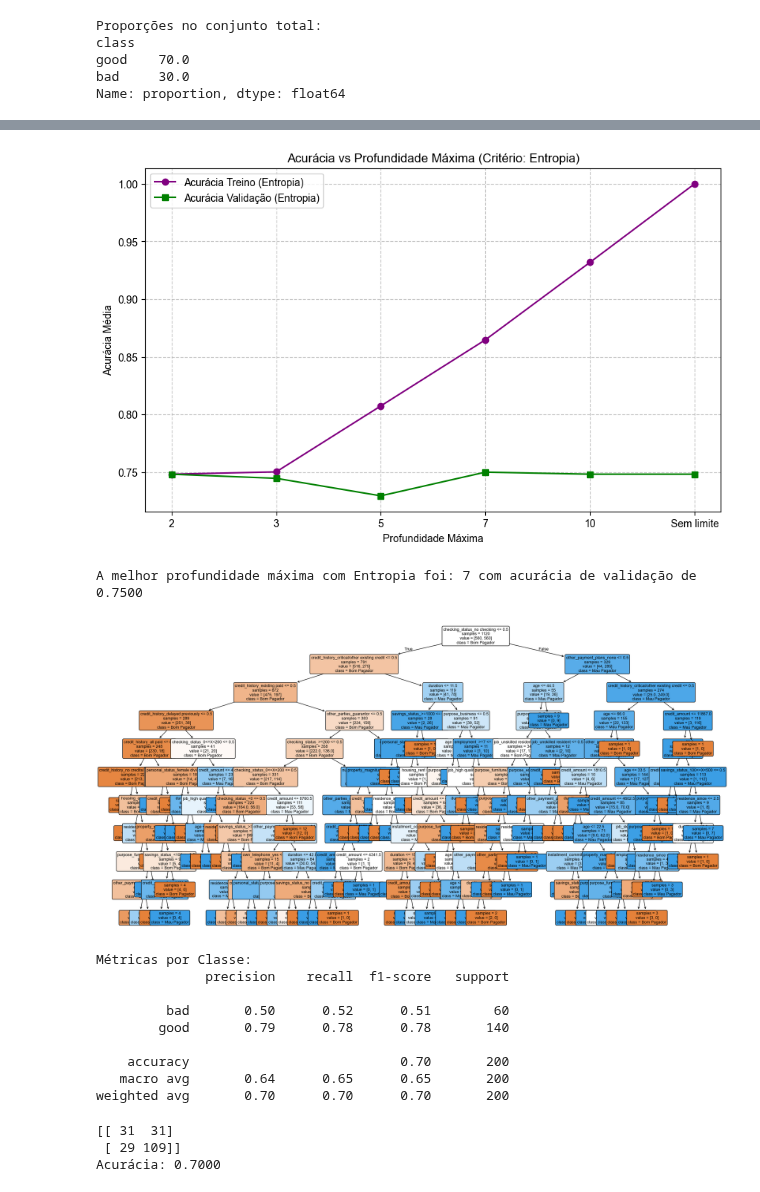
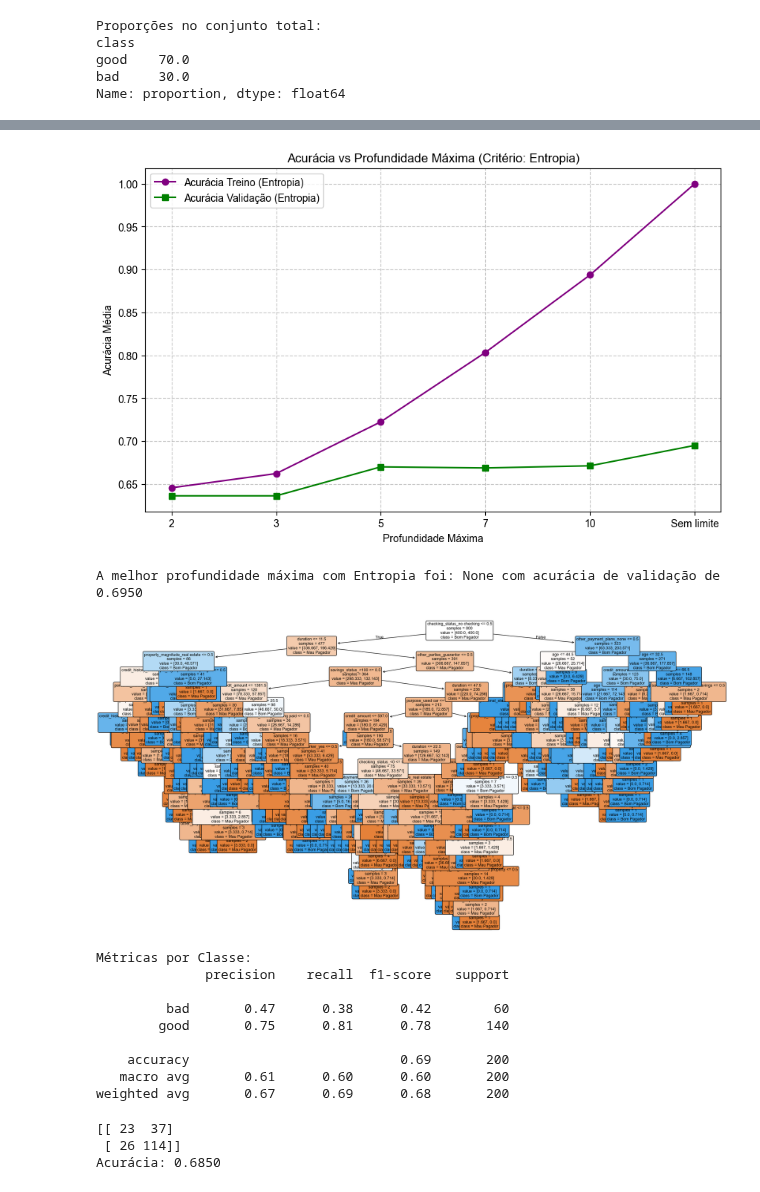
Before and after one commit to DanielNeres/Projeto_Sistemas_Inteligentes, a Jupyter notebook: Unidade_1/problema4.ipynb, the cells around one changed output, grey strips where cells are left out. Drawn from its saved outputs; the diff is of its cells as text; code cells hidden in the pictures.

```diff
--- a/Unidade_1/problema4.ipynb
+++ b/Unidade_1/problema4.ipynb
@@ -127,9 +125,9 @@ train_scores = []
 val_scores = []
 
 for prof in profundidades:
-    tree = DecisionTreeClassifier(criterion="gini", max_depth=prof, random_state=42)
+    tree = DecisionTreeClassifier(criterion="gini", max_depth=prof, random_state=42, class_weight="balanced")
 
-    cv_results = cross_validate(tree, X_train_bal, y_train_bal, cv=5, return_train_score=True, scoring='accuracy')
+    cv_results = cross_validate(tree, X_train, y_train, cv=5, return_train_score=True, scoring='accuracy')
 
     train_scores.append(np.mean(cv_results['train_score']))
     val_scores.append(np.mean(cv_results['test_score']))
@@ -158,9 +156,9 @@ train_scores_ent = []
 val_scores_ent = []
 
 for prof in profundidades:
-    tree_ent = DecisionTreeClassifier(criterion='entropy', max_depth=prof, random_state=42)
+    tree_ent = DecisionTreeClassifier(criterion='entropy', max_depth=prof, random_state=42, class_weight="balanced")
 
-    cv_results_ent = cross_validate(tree_ent, X_train_bal, y_train_bal, cv=5, return_train_score=True, scoring='accuracy')
+    cv_results_ent = cross_validate(tree_ent, X_train, y_train, cv=5, return_train_score=True, scoring='accuracy')
 
     train_scores_ent.append(np.mean(cv_results_ent['train_score']))
     val_scores_ent.append(np.mean(cv_results_ent['test_score']))
@@ -181,30 +179,30 @@ plt.show()
 melhor_idx_ent = np.argmax(val_scores_ent)
 print(f"A melhor profundidade máxima com Entropia foi: {profundidades[melhor_idx_ent]} com acurácia de validação de {val_scores_ent[melhor_idx_ent]:.4f}")
 # %% [output]
-[figure, old version]
+[figure, new version]
-A melhor profundidade máxima com Entropia foi: 7 com acurácia de validação de 0.7500
+A melhor profundidade máxima com Entropia foi: None com acurácia de validação de 0.6950
 # %%
-model = DecisionTreeClassifier(criterion="gini", max_depth=10, random_state=42)
-model.fit(X_train_bal, y_train_bal)
+model = DecisionTreeClassifier(criterion="gini", max_depth=melhor_profundidade, random_state=42, class_weight="balanced")
+model.fit(X_train, y_train)
 
 nomes_features = X.columns.tolist()
-nomes_classes = ["Bom Pagador", "Mau Pagador"]
+nomes_classes = [{"bad": "Mau Pagador", "good": "Bom Pagador"}[c] for c in model.classes_]
 
 fig, ax = plt.subplots(figsize=(20, 10))
 plot_tree(
         model,
         feature_names=nomes_features,
         class_names=nomes_classes,
         filled=True,
         impurity=False,
         rounded=True,
         fontsize=9,
         ax=ax
     )
 fig.tight_layout()
 plt.show()
 # %% [output]
-[figure, old version]
+[figure, new version]
 # %%
 y_prev = model.predict(X_test)
 
@@ -215,16 +213,16 @@ print(metricas)
 Métricas por Classe:
               precision    recall  f1-score   support
 
-         bad       0.50      0.52      0.51        60
-        good       0.79      0.78      0.78       140
+         bad       0.47      0.38      0.42        60
+        good       0.75      0.81      0.78       140
 
-    accuracy                           0.70       200
-   macro avg       0.64      0.65      0.65       200
-weighted avg       0.70      0.70      0.70       200
+    accuracy                           0.69       200
+   macro avg       0.61      0.60      0.60       200
+weighted avg       0.67      0.69      0.68       200
 # %%
-print(confusion_matrix(y_prev, y_test))
+print(confusion_matrix(y_test, y_prev))
 print(f"Acurácia: {accuracy_score(y_test, y_prev):.4f}")
 # %% [output]
-[[ 31  31]
- [ 29 109]]
-Acurácia: 0.7000
+[[ 23  37]
+ [ 26 114]]
+Acurácia: 0.6850
```
Also changed, not shown: parts of 3 cells of this notebook, 4 other files.
